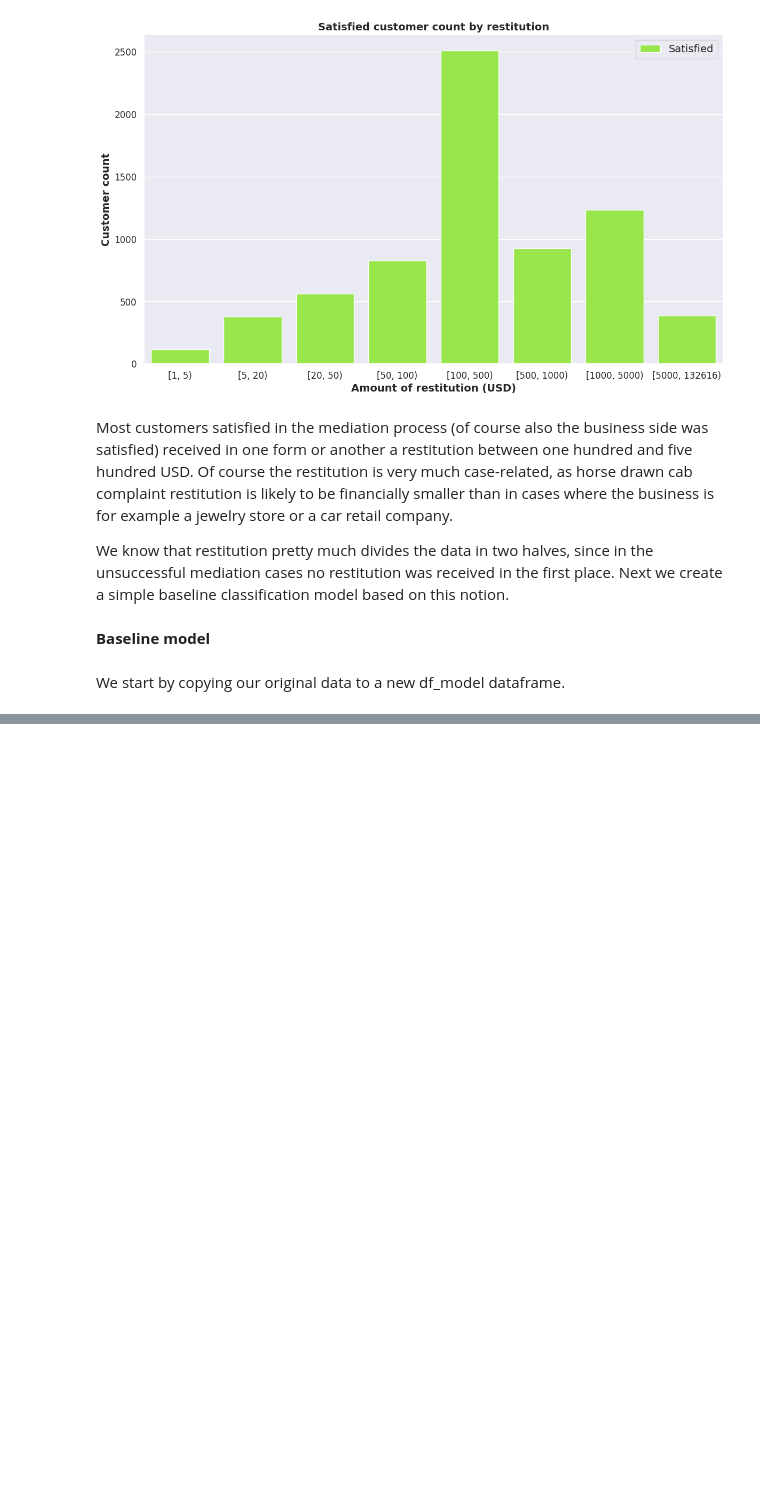
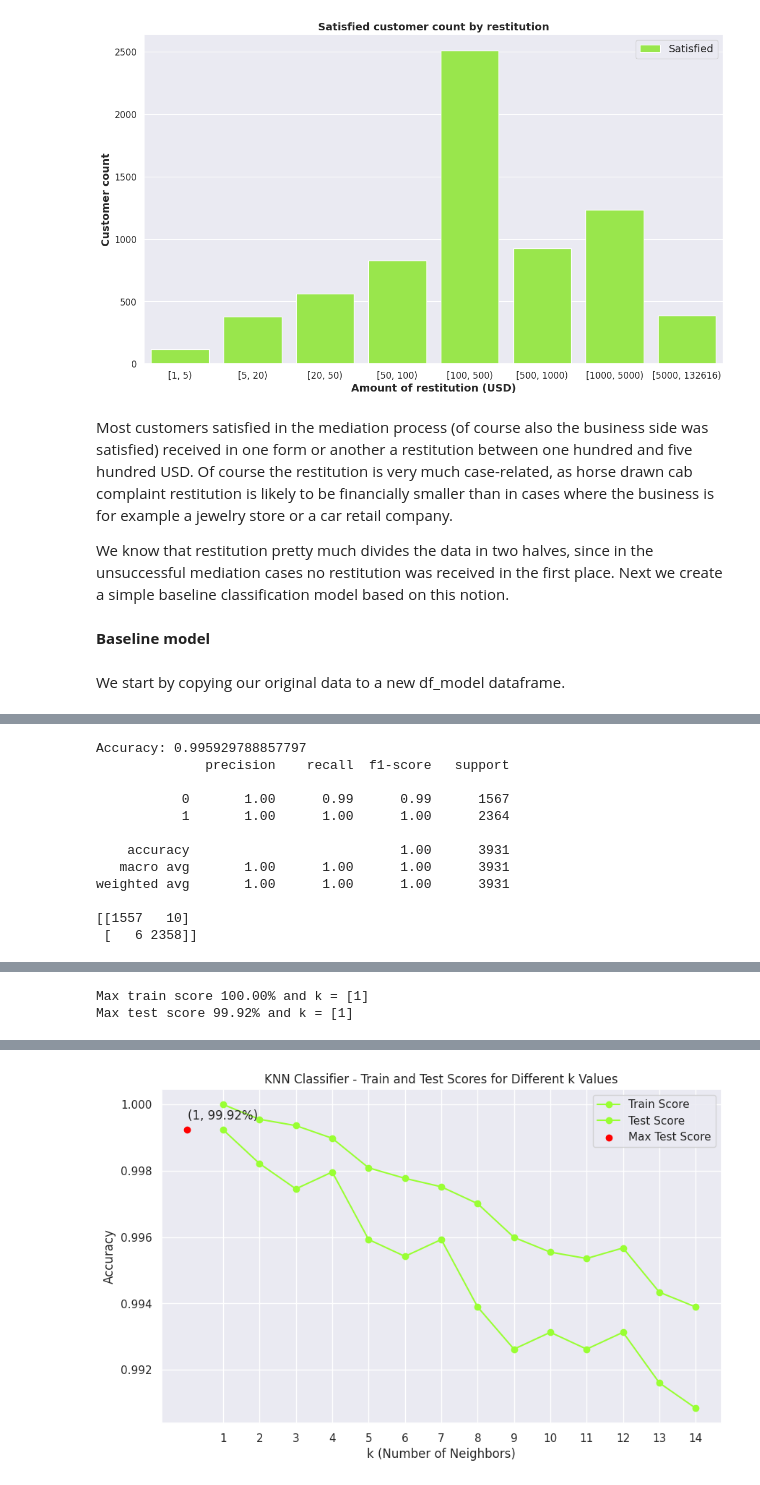
Before and after one commit to waheeb123/Covid_test, a Jupyter notebook: work_on_final_project.ipynb, the cells around one changed output, grey strips where cells are left out. Saved outputs shown, nothing was run; the diff lists cells and outputs as text; code cells hidden in the pictures; blank space fills up the shorter version.

```diff
--- a/work_on_final_project.ipynb
+++ b/work_on_final_project.ipynb
@@ -794,0 +827,76 @@ plt.show()
+# %%
+# Define the features (X) and the target variable (y)
+X = df[['Industry', 'ComplaintResult']]
+y = df['IsSatisfied']
+
+# Split the data into training and testing sets
+X_train, X_test, y_train, y_test = train_test_split(X, y, test_size=0.2, random_state=42)
+
+# Create a KNN classifier with a specified number of neighbors (you can adjust this)
+knn = KNeighborsClassifier(n_neighbors=5)
+
+# Fit the classifier to the training data
+knn.fit(X_train, y_train)
+
+# Make predictions on the test data
+y_pred = knn.predict(X_test)
+
+# Evaluate the model's performance
+accuracy = accuracy_score(y_test, y_pred)
+report = classification_report(y_test, y_pred)
+confusion = confusion_matrix(y_test, y_pred)
+
+print(f"Accuracy: {accuracy}")
+print(report)
+print(confusion)
+
+# Find the best k value with the maximum test score
+train_scores = []
+test_scores = []
+
+for k in range(1, 15):
+    knn = KNeighborsClassifier(n_neighbors=k)
+    knn.fit(X_train, y_train)
+    train_scores.append(knn.score(X_train, y_train))
+    test_scores.append(knn.score(X_test, y_test))
+
+max_train_score = max(train_scores)
+train_scores_ind = [i for i, v in enumerate(train_scores) if v == max_train_score]
+print('Max train score {:.2f}% and k = {}'.format(max_train_score * 100, [i + 1 for i in train_scores_ind]))
+
+max_test_score = max(test_scores)
+test_scores_ind = [i for i, v in enumerate(test_scores) if v == max_test_score]
+print('Max test score {:.2f}% and k = {}'.format(max_test_score * 100, [i + 1 for i in test_scores_ind]))
+
+# Plot train and test scores
+plt.figure(figsize=(10, 6))
+plt.plot(range(1, 15), train_scores, marker='o', label='Train Score')
+plt.plot(range(1, 15), test_scores, marker='o', label='Test Score')
+
+# Highlight the maximum test score
+plt.scatter(test_scores_ind, [max_test_score] * len(test_scores_ind), color='red', label='Max Test Score', zorder=5)
+
+# Annotate the maximum test score point
+for i, k in enumerate(test_scores_ind):
+    plt.annotate(f'({k + 1}, {max_test_score * 100:.2f}%)', (k + 1, max_test_score), textcoords="offset points", xytext=(0, 10), ha='center')
+
+plt.title('KNN Classifier - Train and Test Scores for Different k Values')
+plt.xlabel('k (Number of Neighbors)')
+plt.ylabel('Accuracy')
+plt.xticks(range(1, 15))
+plt.grid(True)
+plt.legend()
+plt.show()
+# %% [output]
+Accuracy: 0.995929788857797
+              precision    recall  f1-score   support
+
+           0       1.00      0.99      0.99      1567
+           1       1.00      1.00      1.00      2364
+
+    accuracy                           1.00      3931
+   macro avg       1.00      1.00      1.00      3931
+weighted avg       1.00      1.00      1.00      3931
+
+[[1557   10]
+ [   6 2358]]
@@ -794,0 +920,2 @@ plt.show()
+Max train score 100.00% and k = [1]
+Max test score 99.92% and k = [1]
@@ -794,0 +939 @@ plt.show()
+[figure, added]
```
Also changed, not shown: parts of 9 cells of this notebook.
